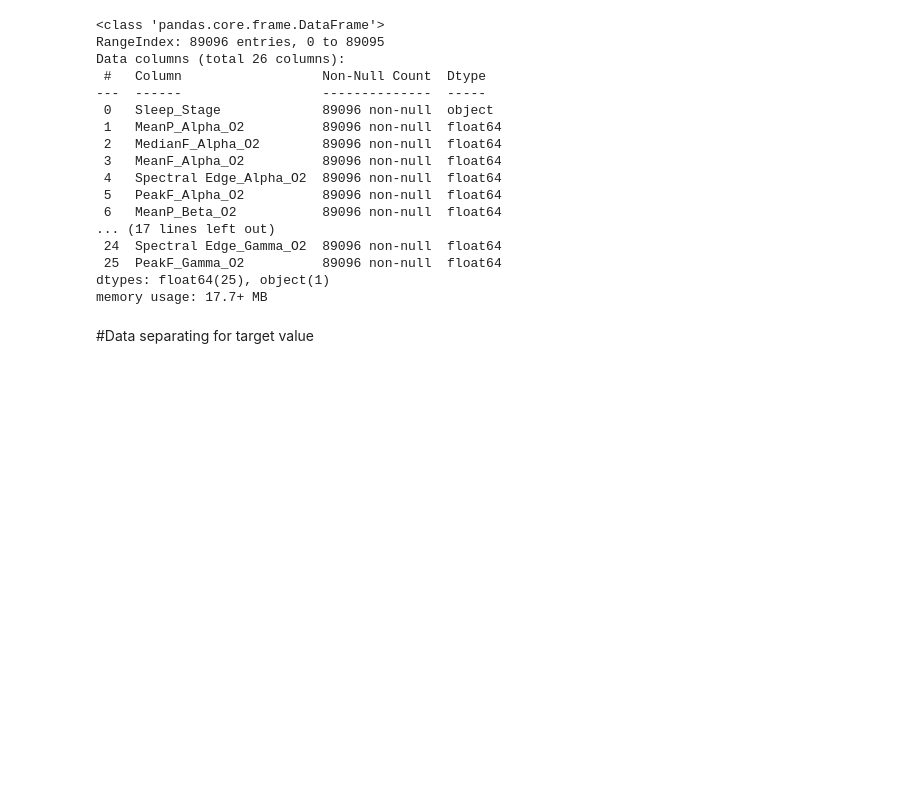
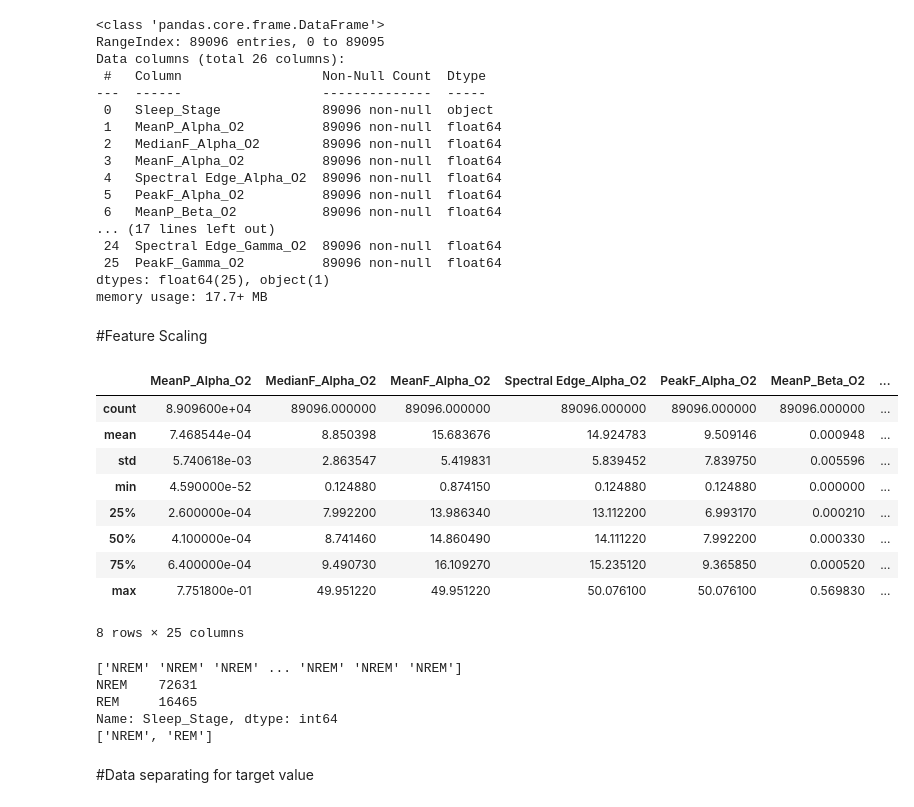
Before and after one commit to RafsanJany-44/Machine-School, a Jupyter notebook: Data_Preprocessing.ipynb, the cells around one changed output. Drawn from its saved outputs; the diff is of its cells as text; code cells hidden in the pictures; blank space fills up the shorter version.

```diff
--- a/Data_Preprocessing.ipynb
+++ b/Data_Preprocessing.ipynb
@@ -66,6 +68,33 @@ Data columns (total 26 columns):
  25  PeakF_Gamma_O2          89096 non-null  float64
 dtypes: float64(25), object(1)
 memory usage: 17.7+ MB
+# %% [markdown]
+#Feature Scaling
+# %%
+dataset.describe()
+# %% [output]
+|  | MeanP_Alpha_O2 | MedianF_Alpha_O2 | MeanF_Alpha_O2 | Spectral Edge_Alpha_O2 | PeakF_Alpha_O2 | MeanP_Beta_O2 | ... |
+| count | 8.909600e+04 | 89096.000000 | 89096.000000 | 89096.000000 | 89096.000000 | 89096.000000 | ... |
+| mean | 7.468544e-04 | 8.850398 | 15.683676 | 14.924783 | 9.509146 | 0.000948 | ... |
+| std | 5.740618e-03 | 2.863547 | 5.419831 | 5.839452 | 7.839750 | 0.005596 | ... |
+| min | 4.590000e-52 | 0.124880 | 0.874150 | 0.124880 | 0.124880 | 0.000000 | ... |
+| 25% | 2.600000e-04 | 7.992200 | 13.986340 | 13.112200 | 6.993170 | 0.000210 | ... |
+| 50% | 4.100000e-04 | 8.741460 | 14.860490 | 14.111220 | 7.992200 | 0.000330 | ... |
+| 75% | 6.400000e-04 | 9.490730 | 16.109270 | 15.235120 | 9.365850 | 0.000520 | ... |
+| max | 7.751800e-01 | 49.951220 | 49.951220 | 50.076100 | 50.076100 | 0.569830 | ... |
+8 rows × 25 columns
+# %%
+k=list(dataset["Sleep_Stage"].unique())
+print(dataset["Sleep_Stage"].values)
+count = dataset["Sleep_Stage"].value_counts()
+print(count)
+print(k)
+# %% [output]
+['NREM' 'NREM' 'NREM' ... 'NREM' 'NREM' 'NREM']
+NREM    72631
+REM     16465
+Name: Sleep_Stage, dtype: int64
+['NREM', 'REM']
 # %% [markdown]
 #Data separating for target value
 # %% [markdown]
```
Also changed, not shown: parts of 2 cells of this notebook.
